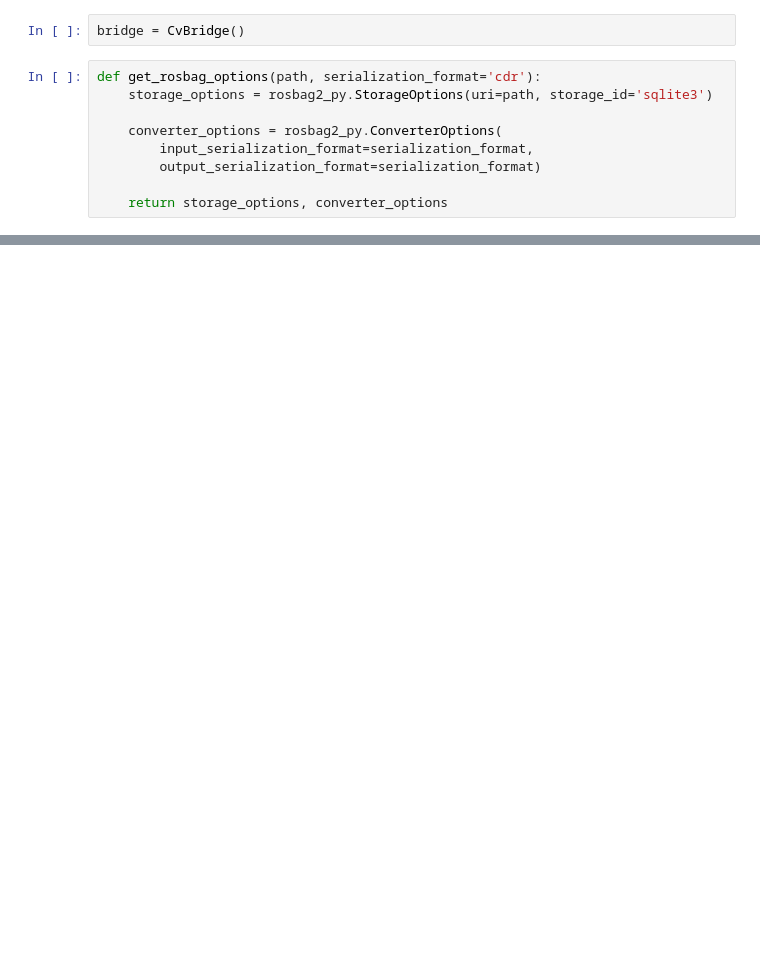
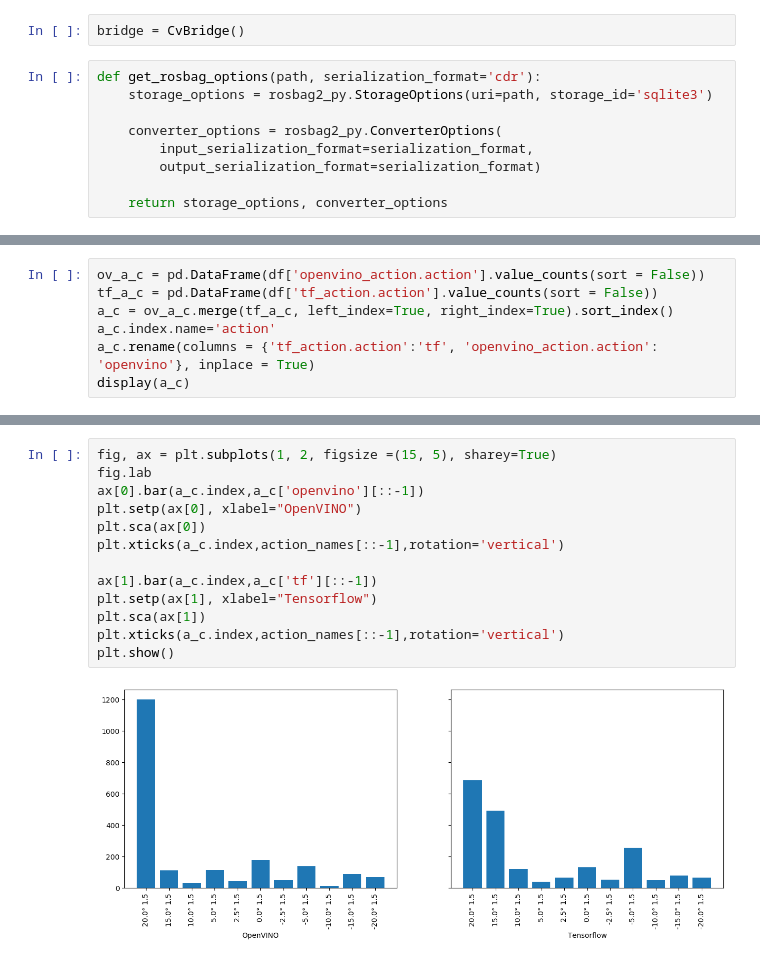
Before and after one commit to larsll/larsll-deepracer-logging, a Jupyter notebook: analysis/bag_analysis.ipynb, the cells around one changed output, grey strips where cells are left out. Saved outputs shown, nothing was run; the diff lists cells and outputs as text; blank space fills up the shorter version.

```diff
--- a/analysis/bag_analysis.ipynb
+++ b/analysis/bag_analysis.ipynb
@@ -213,0 +250,7 @@ plt.show()
+# %%
+ov_a_c = pd.DataFrame(df['openvino_action.action'].value_counts(sort = False))
+tf_a_c = pd.DataFrame(df['tf_action.action'].value_counts(sort = False))
+a_c = ov_a_c.merge(tf_a_c, left_index=True, right_index=True).sort_index()
+a_c.index.name='action'
+a_c.rename(columns = {'tf_action.action':'tf', 'openvino_action.action': 'openvino'}, inplace = True)
+display(a_c)
@@ -213,0 +271,15 @@ plt.show()
+# %%
+fig, ax = plt.subplots(1, 2, figsize =(15, 5), sharey=True)
+fig.lab
+ax[0].bar(a_c.index,a_c['openvino'][::-1])
+plt.setp(ax[0], xlabel="OpenVINO")
+plt.sca(ax[0])
+plt.xticks(a_c.index,action_names[::-1],rotation='vertical')
+
+ax[1].bar(a_c.index,a_c['tf'][::-1])
+plt.setp(ax[1], xlabel="Tensorflow")
+plt.sca(ax[1])
+plt.xticks(a_c.index,action_names[::-1],rotation='vertical')
+plt.show()
+# %% [output]
+[figure, added]
```
Also changed, not shown: parts of 11 cells of this notebook.
